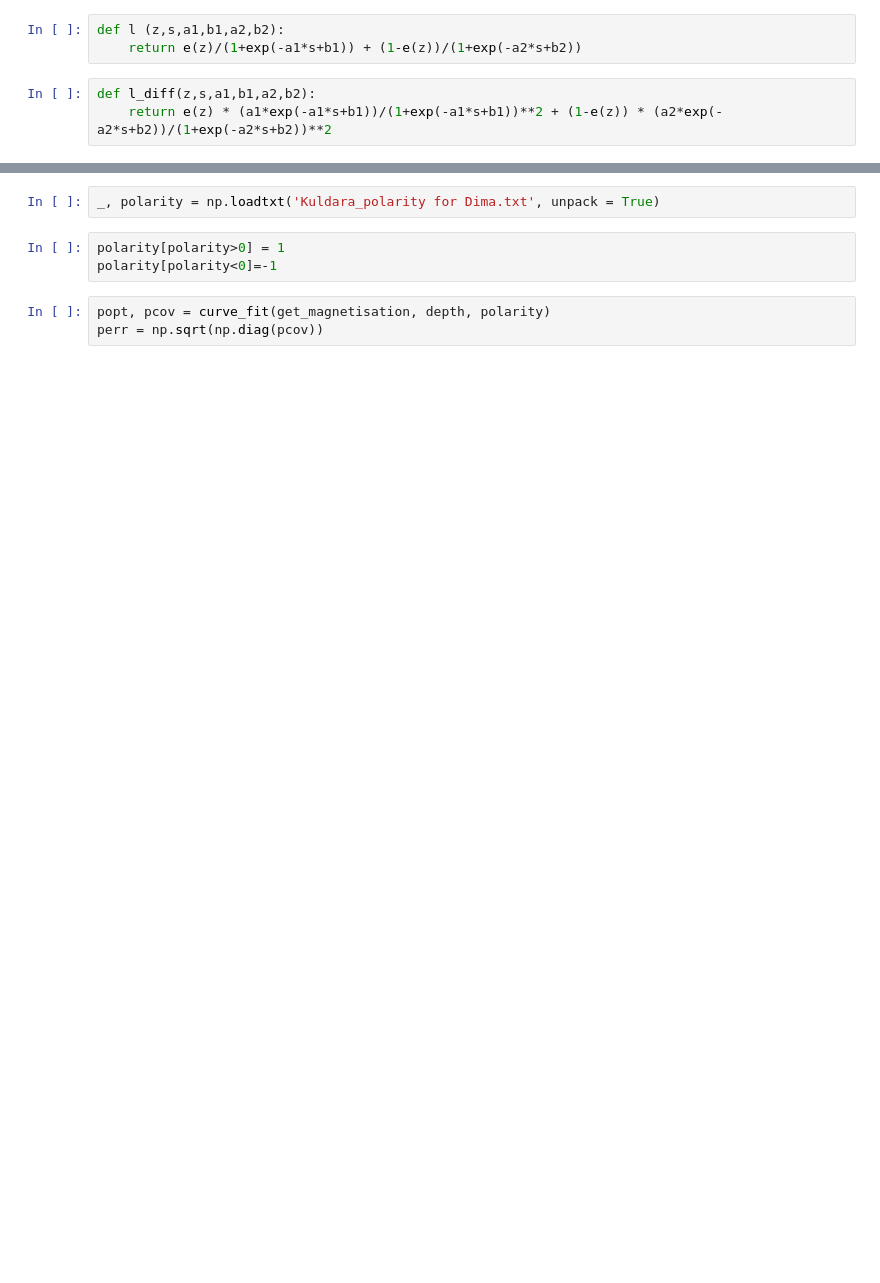
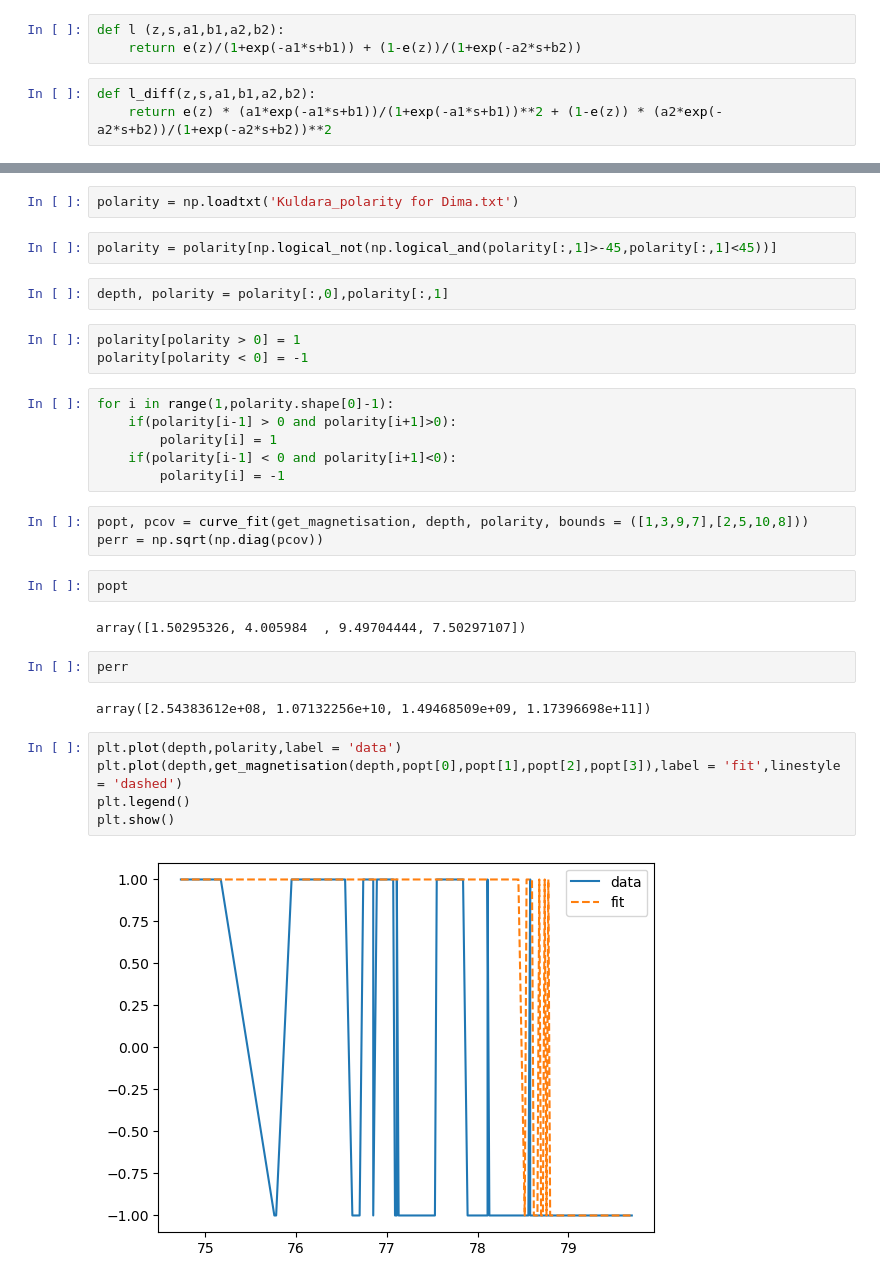
Before and after one commit to Stellaerranti/Spassov, a Jupyter notebook: SpassovFit.ipynb, the cells around one changed output, grey strips where cells are left out. Drawn from its saved outputs; the diff is of its cells as text; blank space fills up the shorter version.

```diff
--- a/SpassovFit.ipynb
+++ b/SpassovFit.ipynb
@@ -40,8 +56,33 @@ depth , fraction_data = np.loadtxt('ez.txt', unpack = True)
 # %%
-_, polarity = np.loadtxt('Kuldara_polarity for Dima.txt', unpack = True)
+polarity = np.loadtxt('Kuldara_polarity for Dima.txt')
 # %%
-polarity[polarity>0] = 1
-polarity[polarity<0]=-1
+polarity = polarity[np.logical_not(np.logical_and(polarity[:,1]>-45,polarity[:,1]<45))]
+# %%
+depth, polarity = polarity[:,0],polarity[:,1]
+# %%
+polarity[polarity > 0] = 1
+polarity[polarity < 0] = -1
+# %%
+for i in range(1,polarity.shape[0]-1):
+    if(polarity[i-1] > 0 and polarity[i+1]>0):
+        polarity[i] = 1
+    if(polarity[i-1] < 0 and polarity[i+1]<0):
+        polarity[i] = -1
 # %%
-popt, pcov = curve_fit(get_magnetisation, depth, polarity)
+popt, pcov = curve_fit(get_magnetisation, depth, polarity, bounds = ([1,3,9,7],[2,5,10,8]))
 perr = np.sqrt(np.diag(pcov))
+# %%
+popt
+# %% [output]
+array([1.50295326, 4.005984  , 9.49704444, 7.50297107])
+# %%
+perr
+# %% [output]
+array([2.54383612e+08, 1.07132256e+10, 1.49468509e+09, 1.17396698e+11])
+# %%
+plt.plot(depth,polarity,label = 'data')
+plt.plot(depth,get_magnetisation(depth,popt[0],popt[1],popt[2],popt[3]),label = 'fit',linestyle = 'dashed')
+plt.legend()
+plt.show()
+# %% [output]
+[figure, added]
```
Also changed, not shown: parts of 9 cells of this notebook, 4 other files.
